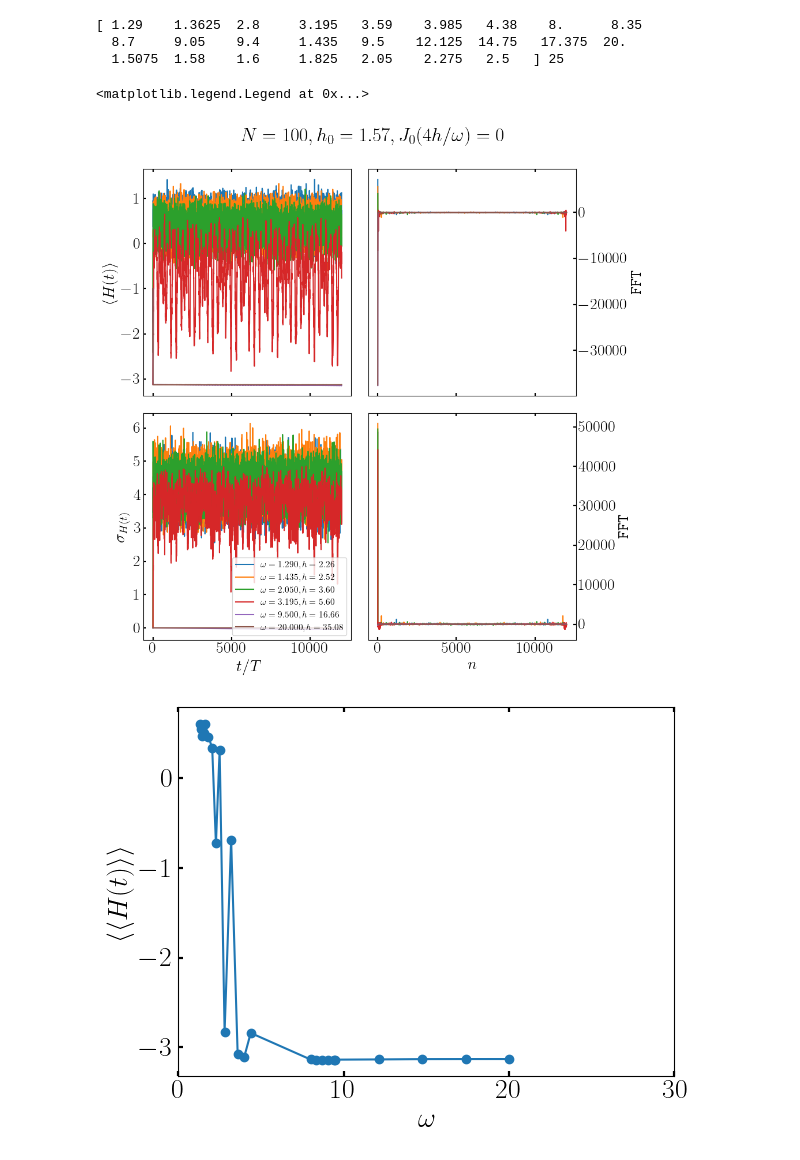
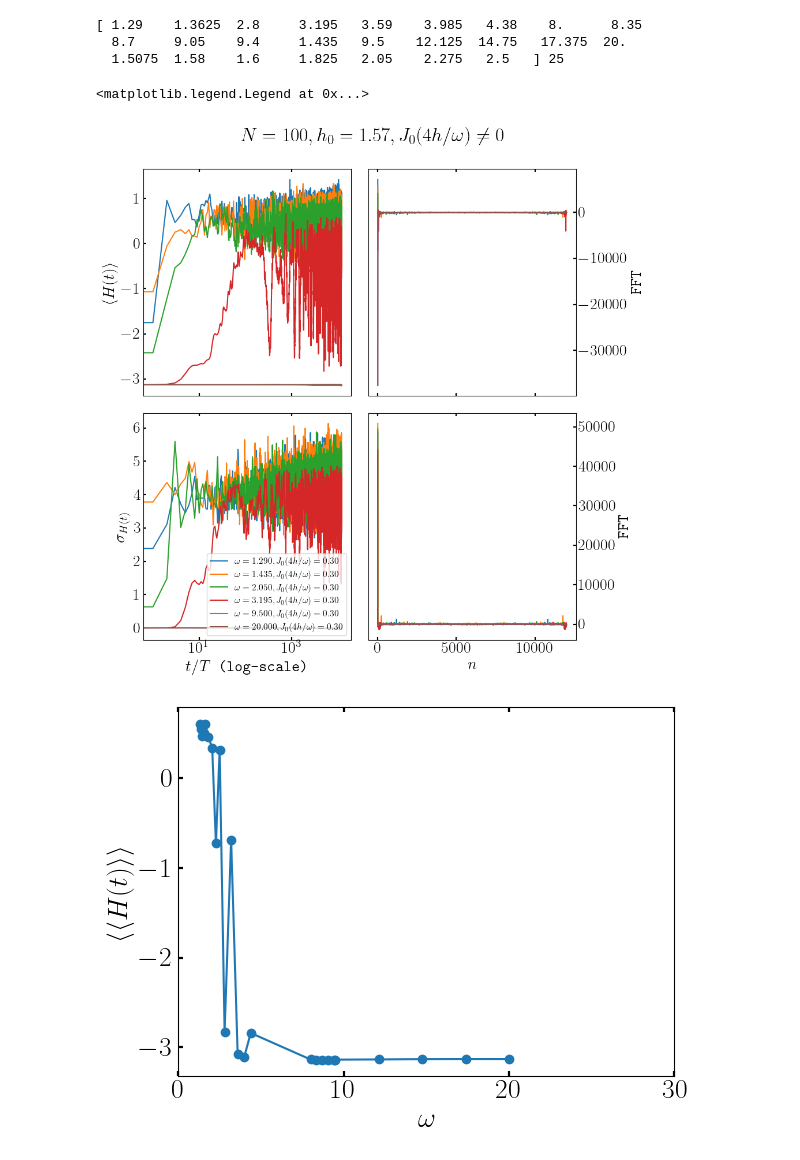
Before and after one commit to hariseldon99/periodic_lipkin, a Jupyter notebook: Reduced_IPR/pretherm_pp_nfrz.ipynb, the cells around one changed output. Saved outputs shown, nothing was run; the diff lists cells and outputs as text; code cells hidden in the pictures.

```diff
--- a/Reduced_IPR/pretherm_pp_nfrz.ipynb
+++ b/Reduced_IPR/pretherm_pp_nfrz.ipynb
@@ -26,56 +26,61 @@ print(omegas, len(omegas))
 from scipy.special import j0
 import matplotlib.pyplot as plt
 from scipy.fft import fft
+from scipy.special import j0
 
 keys = ['0','2','7','11','20','24']
 
 fig,axs = plt.subplots(2,2, tight_layout=True, figsize=(10, 10))
 
-fig.suptitle(fr'$N={N}, h_0={h0:1.2f}, J_0(4h/\omega)=0$')
+fig.suptitle(fr'$N={N}, h_0={h0:1.2f}, J_0(4h/\omega)\neq 0$')
 
 for key in keys:
     data = fulldata[key]
     omega = data['metadata']['omega']
     h = data['metadata']['h']
-    axs[0,0].plot(data['eavg'],label=fr'$\omega={omega:1.3f}, h={h:1.2f}$')
-    axs[0,1].plot(fft(data['eavg']),label=fr'$\omega={omega:1.3f}, h={h:1.2f}$')
-    axs[1,0].plot(data['evar'],label=fr'$\omega={omega:1.3f}, h={h:1.2f}$')
-    axs[1,1].plot(fft(data['evar']),label=fr'$\omega={omega:1.3f}, h={h:1.2f}$')
+    axs[0,0].plot(data['eavg'],label=fr'$\omega={omega:1.3f}, J_0(4h/\omega)={j0(4*h/omega):1.2f}$')
+    axs[0,1].plot(fft(data['eavg']),label=fr'$\omega={omega:1.3f}, J_0(4h/\omega)={j0(4*h/omega):1.2f}$')
+    axs[1,0].plot(data['evar'],label=fr'$\omega={omega:1.3f}, J_0(4h/\omega)={j0(4*h/omega):1.2f}$')
+    axs[1,1].plot(fft(data['evar']),label=fr'$\omega={omega:1.3f}, J_0(4h/\omega)={j0(4*h/omega):1.2f}$')
 
 
 axs[0,0].set_ylabel(r"$\langle H(t) \rangle$")
+axs[0,0].set_xscale("log")
 
 
 axs[1,0].set_ylabel(r"$\sigma_{H(t)}$")
-axs[1,0].set_xlabel(r"$t/T$")
+axs[1,0].set_xlabel(r"$t/T$ (log-scale)")
+axs[1,0].set_xscale("log")
+
+
 axs[0,1].set_ylabel(r"FFT")
 axs[1,1].set_ylabel(r"FFT")
 axs[1,1].set_xlabel(r"$n$")
 axs[0,1].yaxis.tick_right()
 axs[1,1].yaxis.tick_right()
 axs[0,1].yaxis.set_label_position("right")
 axs[1,1].yaxis.set_label_position("right")
 axs[0,0].xaxis.set_ticklabels([])
 axs[0,1].xaxis.set_ticklabels([])
 axs[1,0].legend(loc='lower right', fontsize=11)
 
 #axs[0,0].set_ylim((-3.5, 0.1))
 #axs[0,1].set_ylim((-1.01, -0.5))
 #axs[1,0].set_ylim((-3.5, 0.1))
 #axs[1,1].set_ylim((-3.5, 0.1))
 
 
 #get handles and labels
 #handles, labels = plt.gca().get_legend_handles_labels()
 
 #specify order of items in legend
 #order = [2,3,0,5,6,4]
 
 #add legend to plot
 #plt.legend([handles[idx] for idx in order],[labels[idx] for idx in order])
 # %% [output]
 <matplotlib.legend.Legend at 0x...>
-[figure, old version]
+[figure, new version]
 # %%
 import numpy as np
 import matplotlib.pyplot as plt
```
